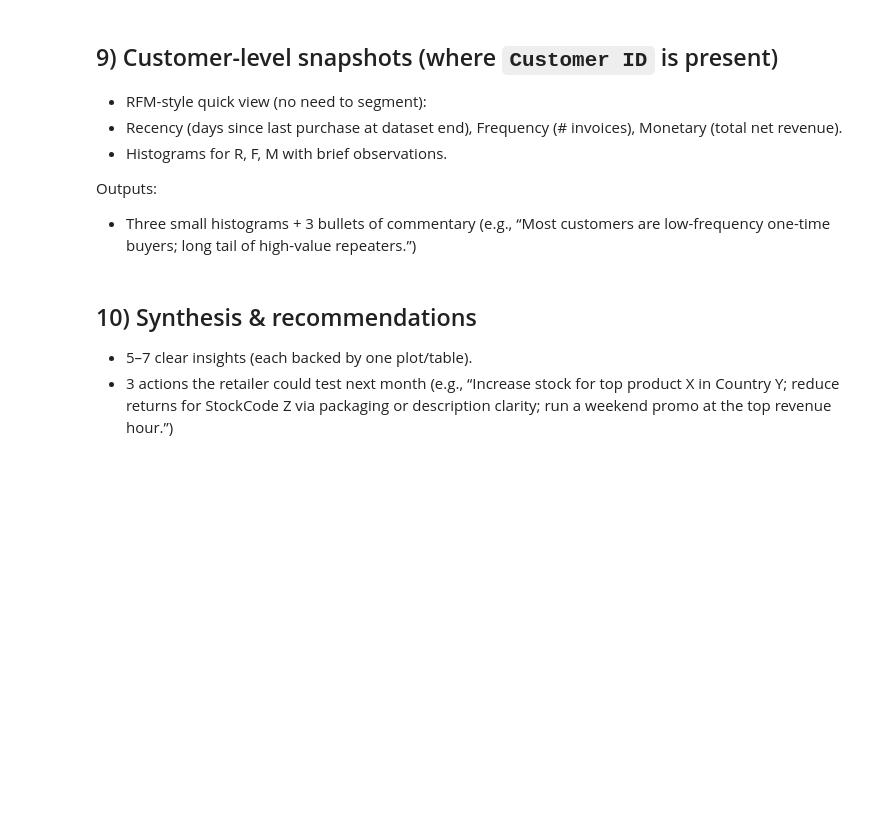
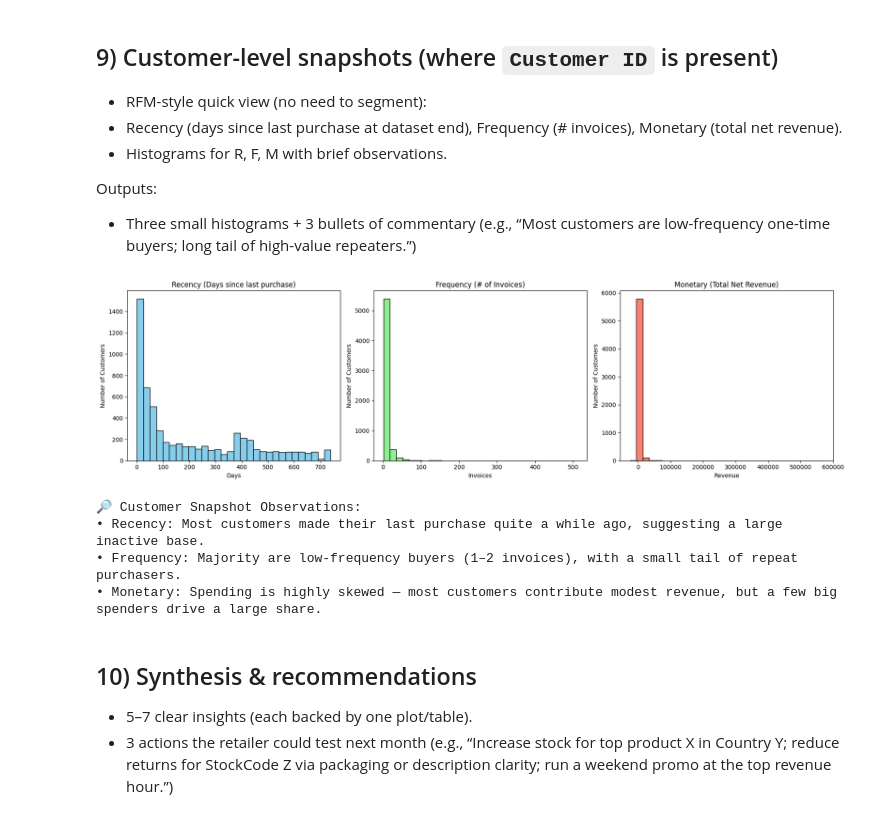
Before and after one commit to jjelleazarr/retail_eda_pair_Braga_Elleazar_Mateo_Suacito, a Jupyter notebook: notebooks/Retail-EDA.ipynb, the cells around one changed output. Drawn from its saved outputs; the diff is of its cells as text; code cells hidden in the pictures; blank space fills up the shorter version.

```diff
--- a/notebooks/Retail-EDA.ipynb
+++ b/notebooks/Retail-EDA.ipynb
@@ -428,7 +613,63 @@ Outputs:
 Outputs:
 - Three small histograms + 3 bullets of commentary (e.g., “Most customers are low-frequency one-time buyers; long tail of high-value repeaters.”)
 # %%
-# Insert code for customer-level snapshots here
+from datetime import timedelta
+
+# --- Filter to customers with IDs ---
+cust_data = data.dropna(subset=['Customer ID']).copy()
+
+# Define dataset end date
+end_date = cust_data['InvoiceDate'].max() + timedelta(days=1)
+
+# --- Compute RFM ---
+rfm = (
+    cust_data.groupby('Customer ID')
+    .agg(
+        Recency=('InvoiceDate', lambda x: (end_date - x.max()).days),
+        Frequency=('Invoice', 'nunique'),  # # of unique invoices
+        Monetary=('Revenue', 'sum')
+    )
+    .reset_index()
+)
+
+# --- Histograms ---
+fig, axes = plt.subplots(1, 3, figsize=(18,5))
+
+# Recency
+axes[0].hist(rfm['Recency'], bins=30, color='skyblue', edgecolor='black')
+axes[0].set_title("Recency (Days since last purchase)")
+axes[0].set_xlabel("Days")
+axes[0].set_ylabel("Number of Customers")
+
+# Frequency
+axes[1].hist(rfm['Frequency'], bins=30, color='lightgreen', edgecolor='black')
+axes[1].set_title("Frequency (# of Invoices)")
+axes[1].set_xlabel("Invoices")
+axes[1].set_ylabel("Number of Customers")
+
+# Monetary
+axes[2].hist(rfm['Monetary'], bins=30, color='salmon', edgecolor='black')
+axes[2].set_title("Monetary (Total Net Revenue)")
+axes[2].set_xlabel("Revenue")
+axes[2].set_ylabel("Number of Customers")
+
+plt.tight_layout()
+plt.show()
+
+# --- Observations (auto-text summary) ---
+obs_text = f"""
+🔎 Customer Snapshot Observations:
+• Recency: Most customers made their last purchase quite a while ago, suggesting a large inactive base.
+• Frequency: Majority are low-frequency buyers (1–2 invoices), with a small tail of repeat purchasers.
+• Monetary: Spending is highly skewed — most customers contribute modest revenue, but a few big spenders drive a large share.
+"""
+print(obs_text)
+# %% [output]
+[figure, added]
+🔎 Customer Snapshot Observations:
+• Recency: Most customers made their last purchase quite a while ago, suggesting a large inactive base.
+• Frequency: Majority are low-frequency buyers (1–2 invoices), with a small tail of repeat purchasers.
+• Monetary: Spending is highly skewed — most customers contribute modest revenue, but a few big spenders drive a large share.
 # %% [markdown]
 ## 10) Synthesis & recommendations
 - 5–7 clear insights (each backed by one plot/table).
```
Also changed, not shown: parts of 3 cells of this notebook.
